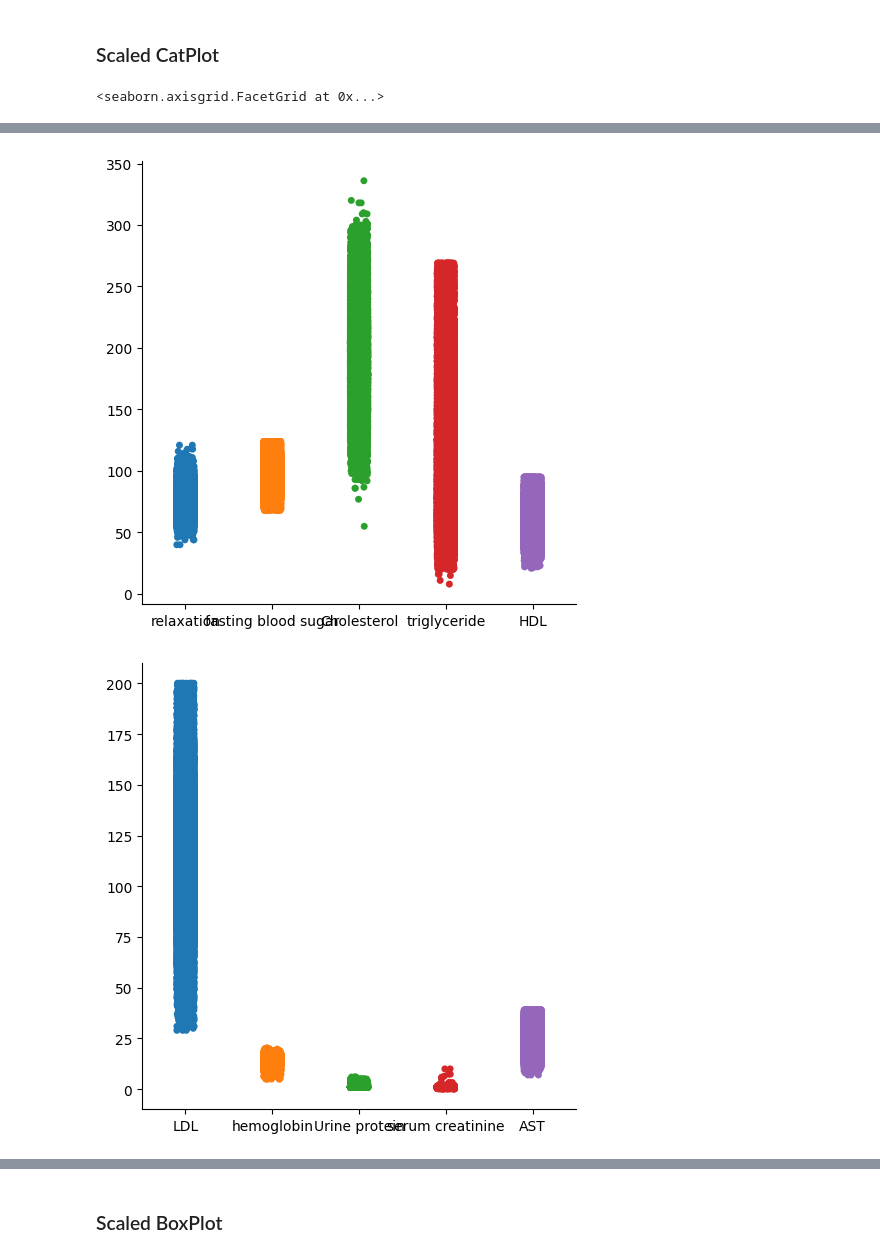
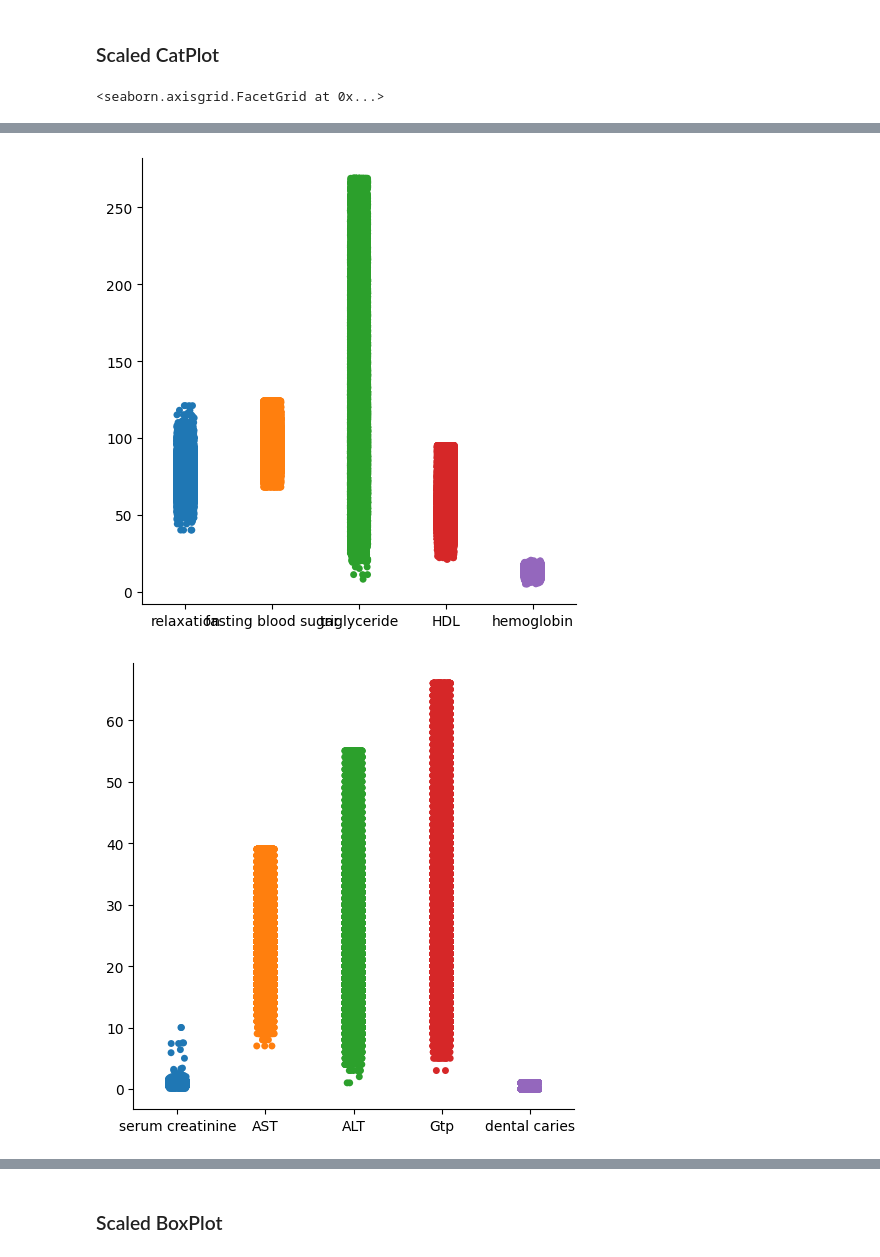
Before and after one commit to AtesBurak1/Ceng-474-Final, a Jupyter notebook: Smoking.ipynb, the cells around one changed output, grey strips where cells are left out. Saved outputs shown, nothing was run; the diff lists cells and outputs as text; code cells hidden in the pictures.

Commit message:
smote deleted, RES added and some columns dropped

```diff
--- a/Smoking.ipynb
+++ b/Smoking.ipynb
@@ -85,3 +85,14 @@ sns.heatmap(corelation)
 # %% [output]
 <AxesSubplot: >
 [figure]
+# %%
+import matplotlib.pyplot as plt
+correlation_matrix = df.corr()
+column_names = df.columns.tolist()
+
+# Create a heatmap of the correlation matrix
+plt.figure(figsize=(20, 6))
+heatmap =sns.heatmap(correlation_matrix, annot=True, cmap='coolwarm', fmt='.3f')
+heatmap.set_xticklabels(column_names, rotation=45)
+heatmap.set_yticklabels(column_names, rotation=0)
+plt.title('Correlation Heatmap')
@@ -100,3 +104,8 @@ sns.heatmap(corelation)
+# %%
+columns_to_drop = correlation_matrix[correlation_matrix['smoking'].abs() < 0.05].index.tolist()
+
+# Drop the identified columns
+df.drop(columns=columns_to_drop, inplace=True)
 # %%
 # using the Interquartile Range (IQR) method
 
@@ -104,7 +113,7 @@ num_columns = df.shape[0]
 new_df = df.copy()
 print("Sample size before iqr:", num_columns)
 
-columns_of_interest = ['ALT', 'AST', 'fasting blood sugar', 'triglyceride', 'HDL', 'LDL', 'Gtp', 'systolic']
+columns_of_interest = ['ALT', 'AST', 'fasting blood sugar', 'triglyceride', 'HDL', 'Gtp', 'systolic']
 
 # Calculating IQR for each specified column
 for column in columns_of_interest:
@@ -141,14 +150,13 @@ new_df.describe()
 # %%
-from imblearn.over_sampling import SMOTE
+from imblearn.over_sampling import RandomOverSampler
 
 Y = new_df['smoking']
 X = new_df.drop(['smoking'], axis=1)
-## Using SMOTE ENN
+## Using RandomOverampler to balance data
 
-smote = SMOTE(random_state=42)
-
+RES = RandomOverSampler(random_state=32)
 # Up-sample minority and Down-sample majority
-X, Y = smote.fit_resample(X, Y)
+X, Y = RES.fit_resample(X, Y)
 print(pd.DataFrame(Y).describe())
 
 
@@ -188,7 +196,6 @@ balanced_df.describe()
 sns.catplot(balanced_df.iloc[:, 0:5])
 sns.catplot(balanced_df.iloc[:, 5:10])
 sns.catplot(balanced_df.iloc[:, 10:15])
-sns.catplot(balanced_df.iloc[:, 15:20])
-sns.catplot(balanced_df.iloc[:, 20:22])
+sns.catplot(balanced_df.iloc[:, 15:17])
 # %% [output]
 <seaborn.axisgrid.FacetGrid at 0x...>
@@ -196,2 +203,2 @@ sns.catplot(balanced_df.iloc[:, 20:22])
-[figure, old version]
+[figure, new version]
-[figure, old version]
+[figure, new version]
```
Also changed, not shown: parts of 27 cells of this notebook.
